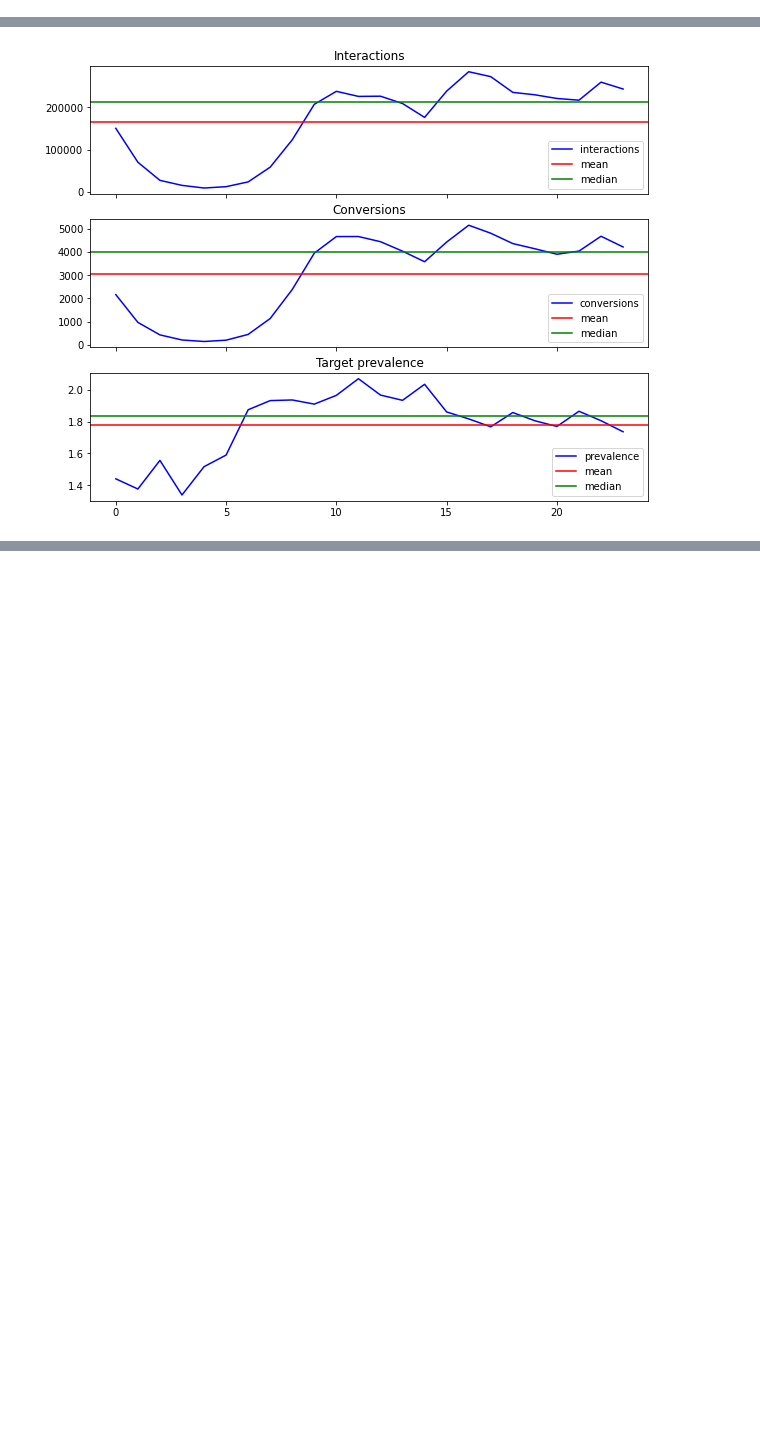
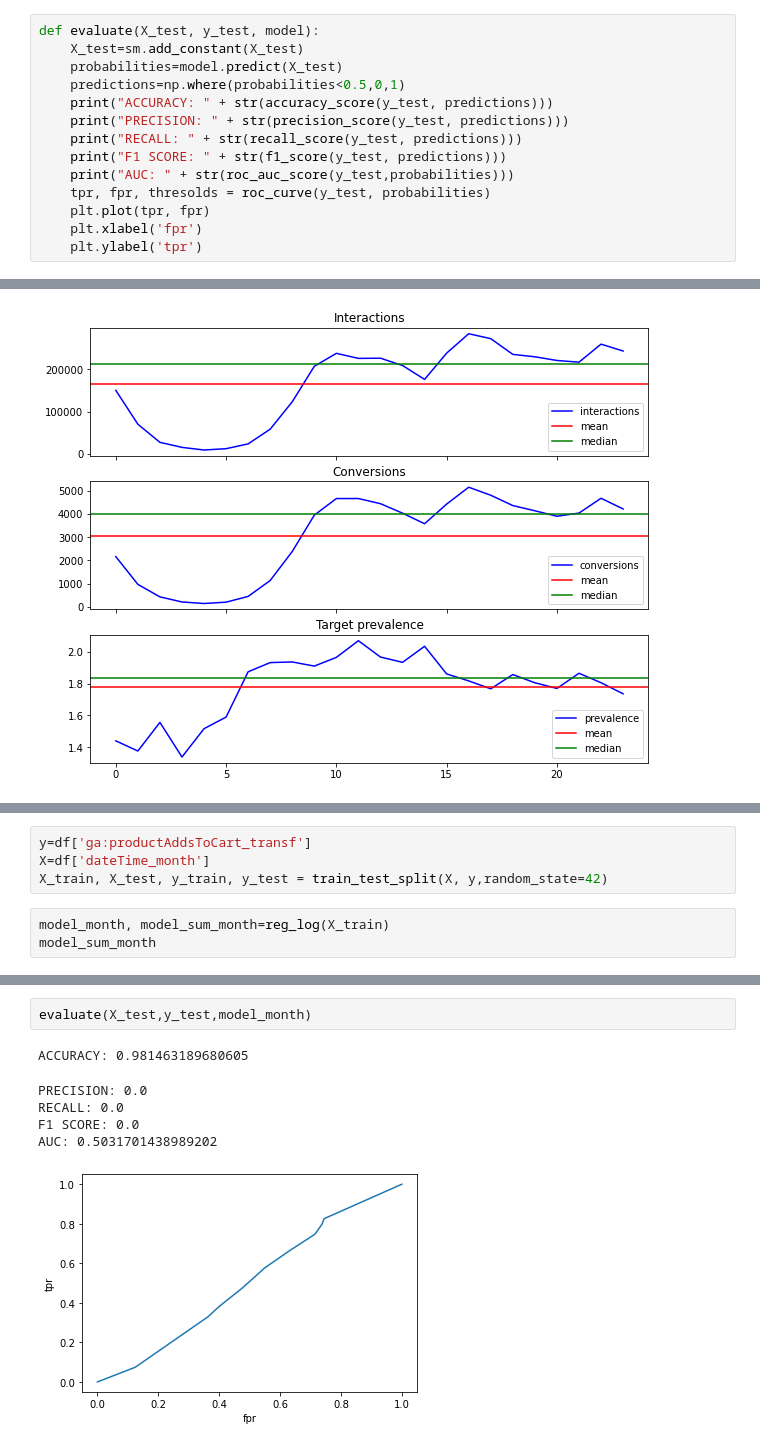
Before and after one commit to Laurajmoreno/ML_and_CRO, a Jupyter notebook: CATEGORICAL DATA - DATA EXPLORATION AND FEATURE ENGINEERING.ipynb, the cells around one changed output, grey strips where cells are left out. Cells and saved outputs as stored; diff of their text form; blank space fills up the shorter version.

```diff
--- a/CATEGORICAL DATA - DATA EXPLORATION AND FEATURE ENGINEERING.ipynb
+++ b/CATEGORICAL DATA - DATA EXPLORATION AND FEATURE ENGINEERING.ipynb
@@ -110,0 +122,14 @@ def prevalence_per_label(df,feature):
+# %%
+def evaluate(X_test, y_test, model):
+    X_test=sm.add_constant(X_test)
+    probabilities=model.predict(X_test)
+    predictions=np.where(probabilities<0.5,0,1)
+    print("ACCURACY: " + str(accuracy_score(y_test, predictions)))
+    print("PRECISION: " + str(precision_score(y_test, predictions)))
+    print("RECALL: " + str(recall_score(y_test, predictions)))
+    print("F1 SCORE: " + str(f1_score(y_test, predictions)))
+    print("AUC: " + str(roc_auc_score(y_test,probabilities)))
+    tpr, fpr, thresolds = roc_curve(y_test, probabilities)
+    plt.plot(tpr, fpr)
+    plt.xlabel('fpr')
+    plt.ylabel('tpr')
@@ -721,0 +815,7 @@ Text(0.5, 1.0, 'Target prevalence')
+# %%
+y=df['ga:productAddsToCart_transf']
+X=df['dateTime_month']
+X_train, X_test, y_train, y_test = train_test_split(X, y,random_state=42)
+# %%
+model_month, model_sum_month=reg_log(X_train)
+model_sum_month
@@ -721,0 +838,9 @@ Text(0.5, 1.0, 'Target prevalence')
+# %%
+evaluate(X_test,y_test,model_month)
+# %% [output]
+ACCURACY: 0.981463189680605
+PRECISION: 0.0
+RECALL: 0.0
+F1 SCORE: 0.0
+AUC: 0.5031701438989202
+[figure, added]
```
Also changed, not shown: parts of 57 cells of this notebook, 1 other file.
